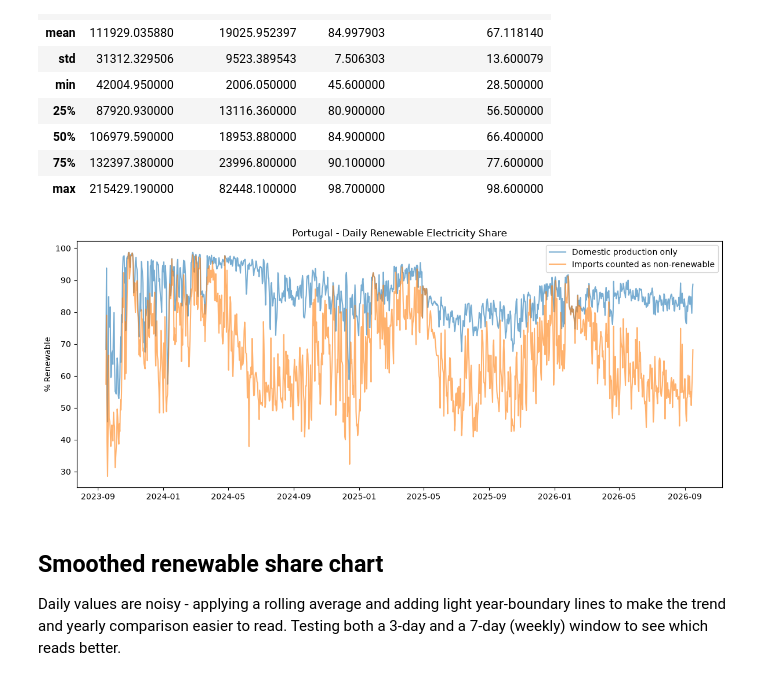
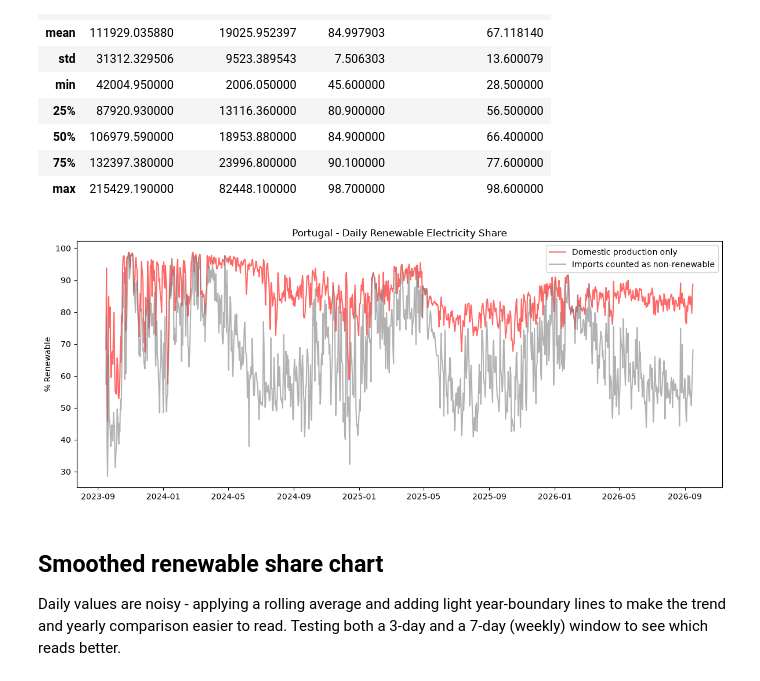
Before and after one commit to JoaoFelicissimo03/PT-Energy-Transition-Analytics, a Jupyter notebook: 03_EDA.ipynb, the cells around one changed output. Saved outputs shown, nothing was run; the diff lists cells and outputs as text; code cells hidden in the pictures.

```diff
--- a/03_EDA.ipynb
+++ b/03_EDA.ipynb
@@ -34,21 +34,26 @@ df_ren[
 # %%
 fig, ax = plt.subplots(figsize=(12, 5))
 ax.plot(
-    df_ren["date"], df_ren["pct_renovavel"], label="Domestic production only", alpha=0.6
+    df_ren["date"],
+    df_ren["pct_renovavel"],
+    label="Domestic production only",
+    color="red",
+    alpha=0.6,
 )
 ax.plot(
     df_ren["date"],
     df_ren["pct_renovavel_com_import"],
+    color="grey",
     label="Imports counted as non-renewable",
     alpha=0.6,
 )
 ax.set_ylabel("% Renewable")
 ax.set_title("Portugal - Daily Renewable Electricity Share")
 ax.legend()
 plt.tight_layout()
 plt.show()
 # %% [output]
-[figure, old version]
+[figure, new version]
 # %% [markdown]
 ## Smoothed renewable share chart
 
```
Also changed, not shown: parts of 19 cells of this notebook.
